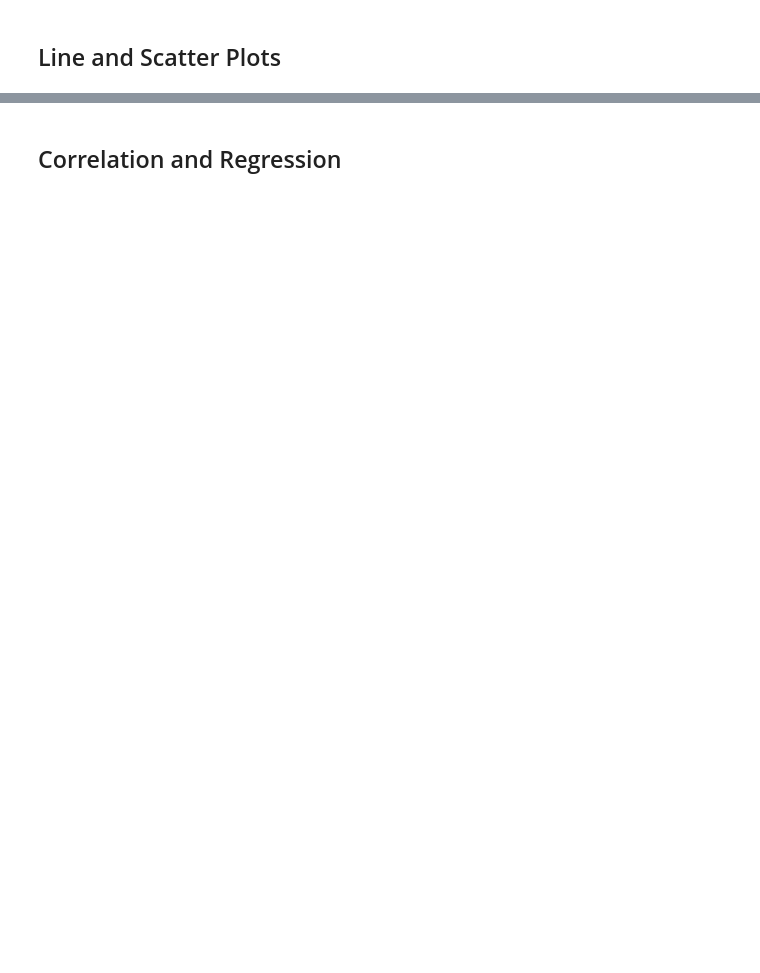
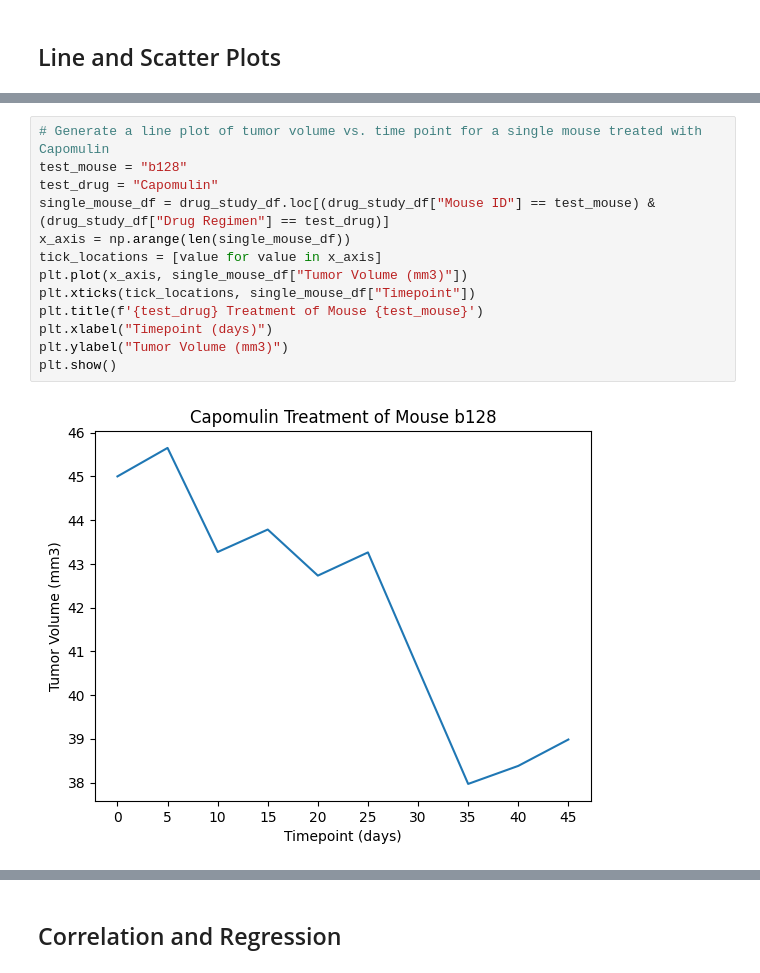
Before and after one commit to dbkisch/Data-Visualization, a Jupyter notebook: Pymaceuticals/pymaceuticals.ipynb, the cells around one changed output, grey strips where cells are left out. Drawn from its saved outputs; the diff is of its cells as text; blank space fills up the shorter version.

```diff
--- a/Pymaceuticals/pymaceuticals.ipynb
+++ b/Pymaceuticals/pymaceuticals.ipynb
@@ -362,0 +296,15 @@ plt.show()
+# %%
+# Generate a line plot of tumor volume vs. time point for a single mouse treated with Capomulin
+test_mouse = "b128"
+test_drug = "Capomulin"
+single_mouse_df = drug_study_df.loc[(drug_study_df["Mouse ID"] == test_mouse) & (drug_study_df["Drug Regimen"] == test_drug)]
+x_axis = np.arange(len(single_mouse_df))
+tick_locations = [value for value in x_axis]
+plt.plot(x_axis, single_mouse_df["Tumor Volume (mm3)"])
+plt.xticks(tick_locations, single_mouse_df["Timepoint"])
+plt.title(f'{test_drug} Treatment of Mouse {test_mouse}')
+plt.xlabel("Timepoint (days)")
+plt.ylabel("Tumor Volume (mm3)")
+plt.show()
+# %% [output]
+[figure, added]
```
Also changed, not shown: parts of 11 cells of this notebook, 1 other file.
